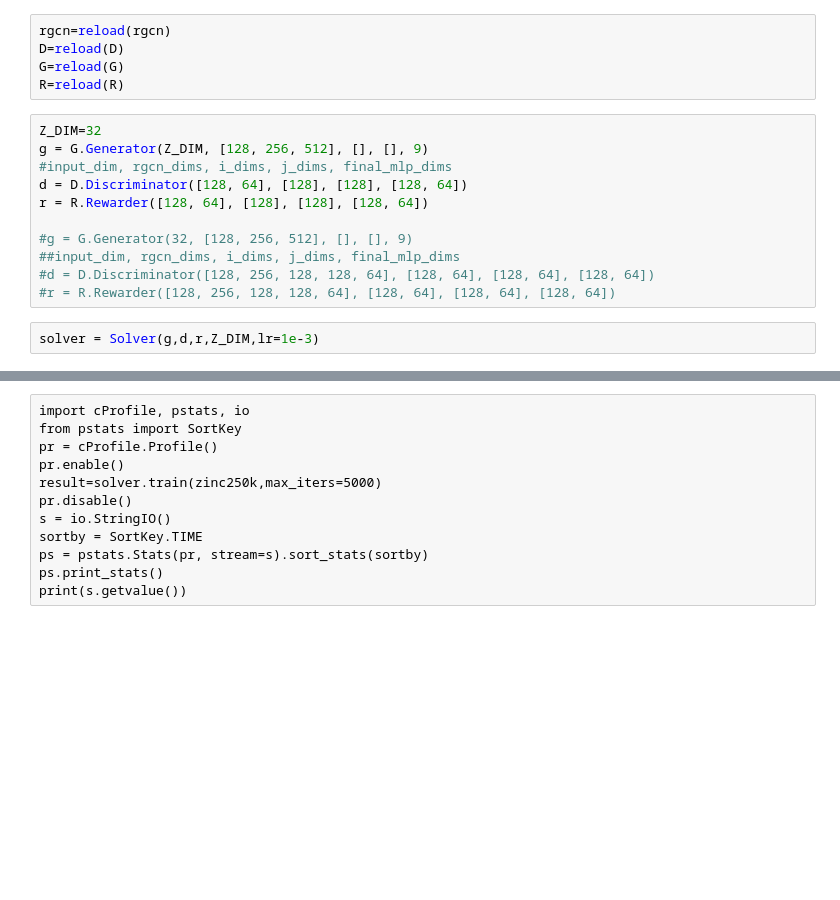
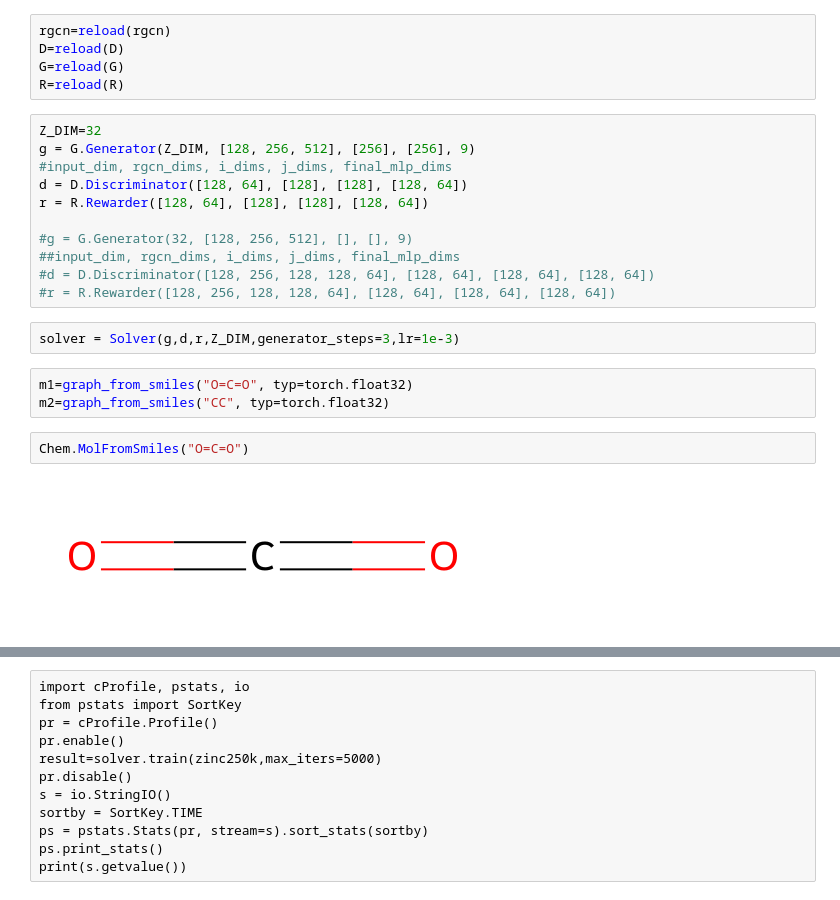
Before and after one commit to UmarZein/MolGAN_Impl, a Jupyter notebook: main.ipynb, the cells around one changed output, grey strips where cells are left out. Saved outputs shown, nothing was run; the diff lists cells and outputs as text; blank space fills up the shorter version.

```diff
--- a/main.ipynb
+++ b/main.ipynb
@@ -282,7 +304,7 @@ G=reload(G)
 R=reload(R)
 # %%
 Z_DIM=32
-g = G.Generator(Z_DIM, [128, 256, 512], [], [], 9)
+g = G.Generator(Z_DIM, [128, 256, 512], [256], [256], 9)
 #input_dim, rgcn_dims, i_dims, j_dims, final_mlp_dims
 d = D.Discriminator([128, 64], [128], [128], [128, 64])
 r = R.Rewarder([128, 64], [128], [128], [128, 64])
@@ -292,4 +314,11 @@ r = R.Rewarder([128, 64], [128], [128], [128, 64])
 #d = D.Discriminator([128, 256, 128, 128, 64], [128, 64], [128, 64], [128, 64])
 #r = R.Rewarder([128, 256, 128, 128, 64], [128, 64], [128, 64], [128, 64])
 # %%
-solver = Solver(g,d,r,Z_DIM,lr=1e-3)
+solver = Solver(g,d,r,Z_DIM,generator_steps=3,lr=1e-3)
+# %%
+m1=graph_from_smiles("O=C=O", typ=torch.float32)
+m2=graph_from_smiles("CC", typ=torch.float32)
+# %%
+Chem.MolFromSmiles("O=C=O")
+# %% [output]
+[figure, added]
```
Also changed, not shown: parts of 29 cells of this notebook, 5 other files.
